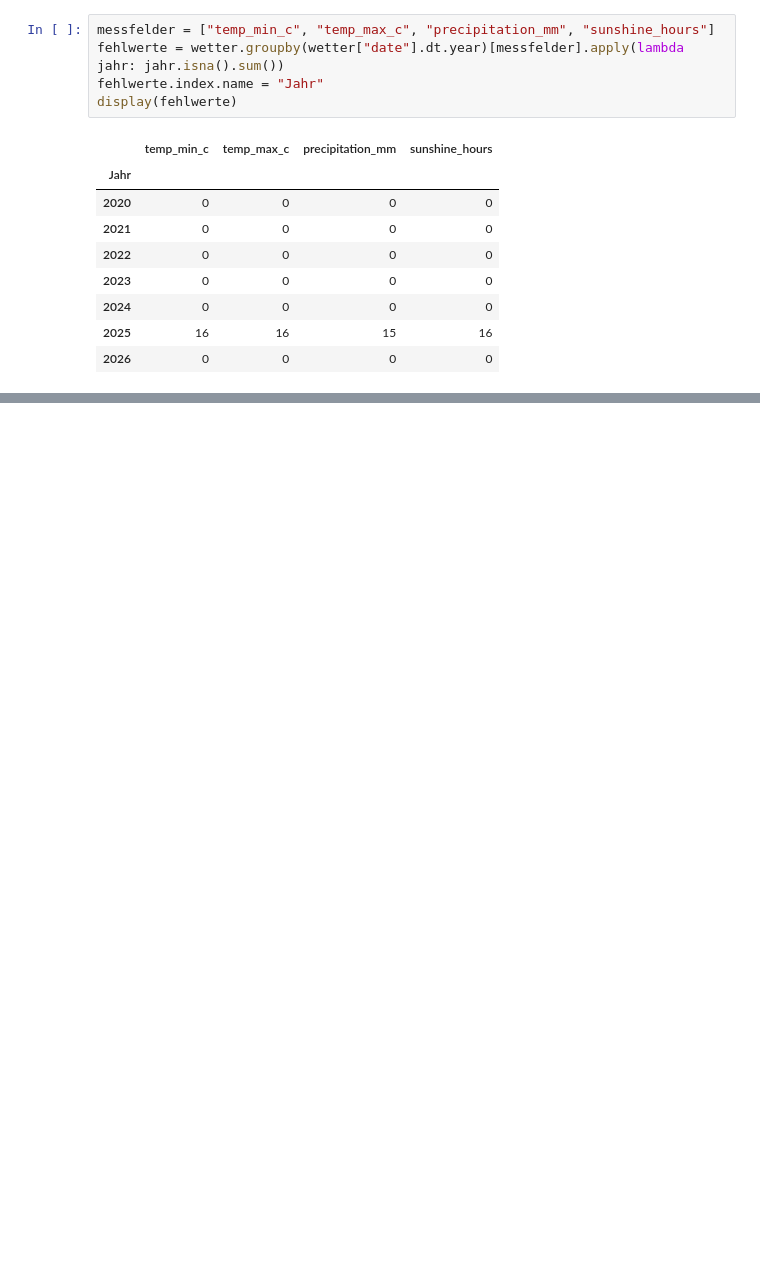
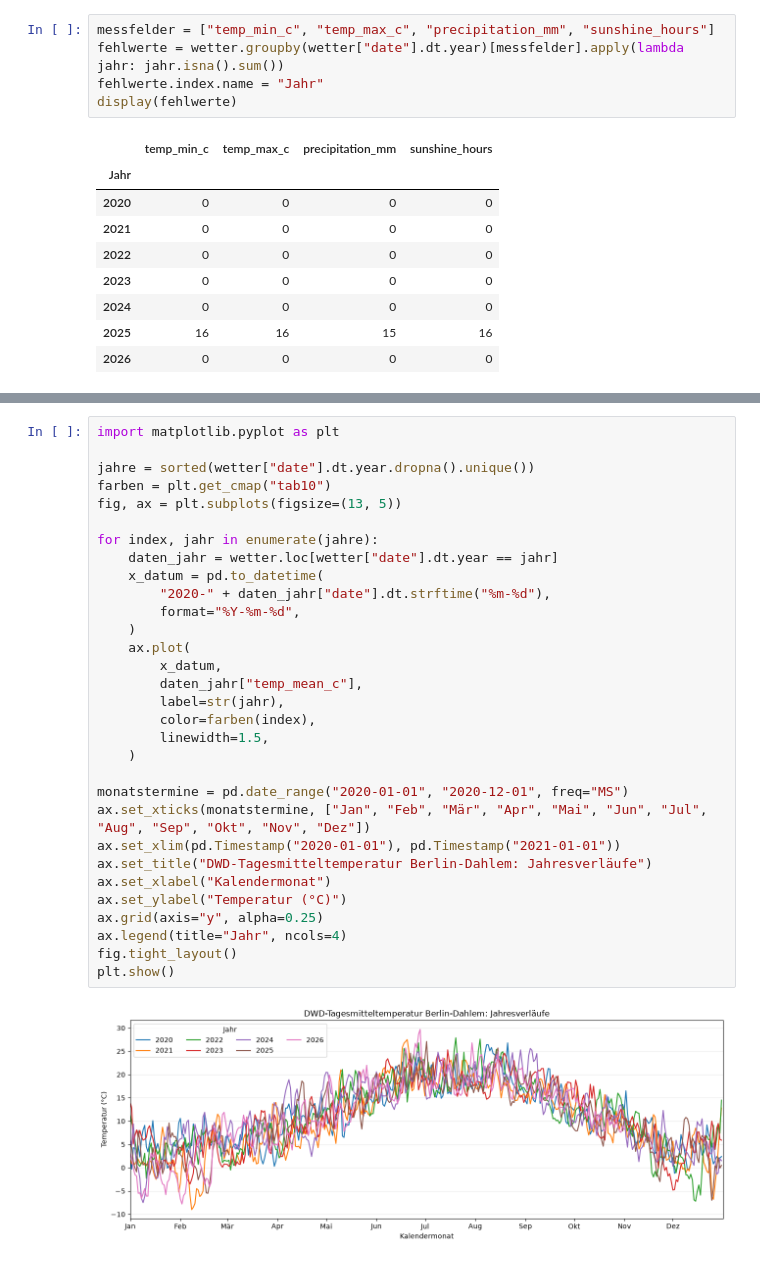
Before and after one commit to Bo-Bandy030/Git_Uebung_3, a Jupyter notebook: dwd_berlin_2020_heute.ipynb, the cells around one changed output, grey strips where cells are left out. Saved outputs shown, nothing was run; the diff lists cells and outputs as text; blank space fills up the shorter version.

Commit message:
analyse für temperaturschwankung Winter/sommer hinzugefügt

```diff
--- a/dwd_berlin_2020_heute.ipynb
+++ b/dwd_berlin_2020_heute.ipynb
@@ -58,0 +63,33 @@ display(fehlwerte)
+# %%
+import matplotlib.pyplot as plt
+
+jahre = sorted(wetter["date"].dt.year.dropna().unique())
+farben = plt.get_cmap("tab10")
+fig, ax = plt.subplots(figsize=(13, 5))
+
+for index, jahr in enumerate(jahre):
+    daten_jahr = wetter.loc[wetter["date"].dt.year == jahr]
+    x_datum = pd.to_datetime(
+        "2020-" + daten_jahr["date"].dt.strftime("%m-%d"),
+        format="%Y-%m-%d",
+    )
+    ax.plot(
+        x_datum,
+        daten_jahr["temp_mean_c"],
+        label=str(jahr),
+        color=farben(index),
+        linewidth=1.5,
+    )
+
+monatstermine = pd.date_range("2020-01-01", "2020-12-01", freq="MS")
+ax.set_xticks(monatstermine, ["Jan", "Feb", "Mär", "Apr", "Mai", "Jun", "Jul", "Aug", "Sep", "Okt", "Nov", "Dez"])
+ax.set_xlim(pd.Timestamp("2020-01-01"), pd.Timestamp("2021-01-01"))
+ax.set_title("DWD-Tagesmitteltemperatur Berlin-Dahlem: Jahresverläufe")
+ax.set_xlabel("Kalendermonat")
+ax.set_ylabel("Temperatur (°C)")
+ax.grid(axis="y", alpha=0.25)
+ax.legend(title="Jahr", ncols=4)
+fig.tight_layout()
+plt.show()
+# %% [output]
+[figure, added]
```
Also changed, not shown: parts of 5 cells of this notebook, 1 other file.
